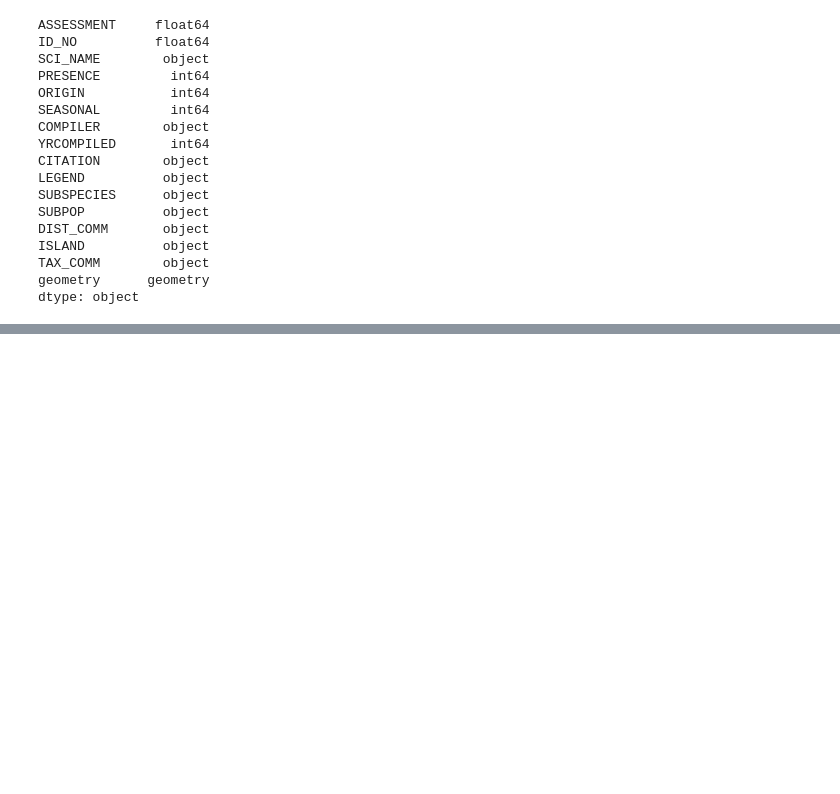
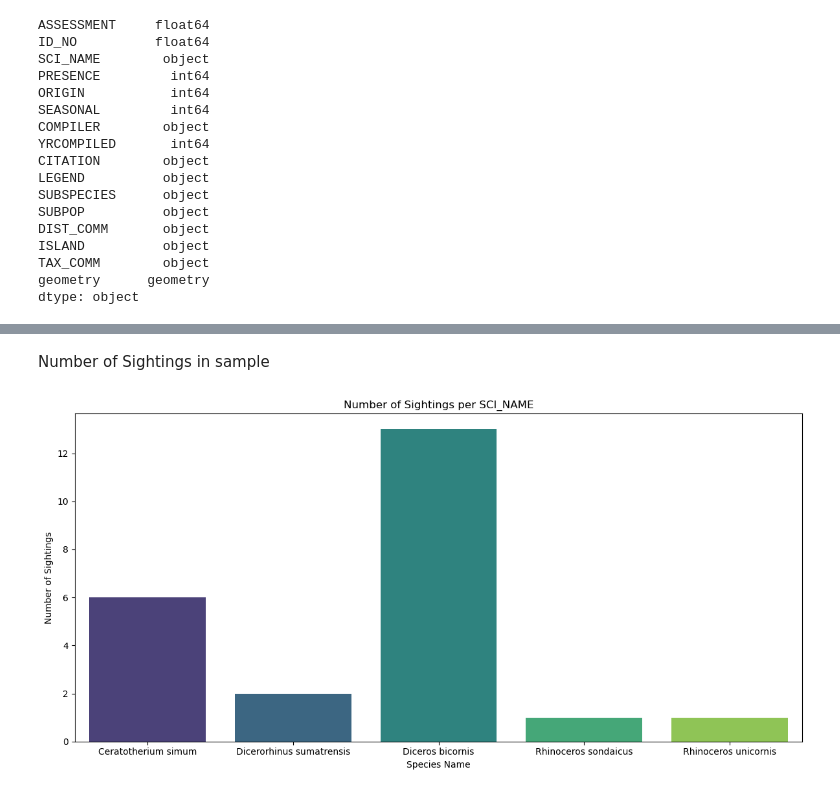
Before and after one commit to MGadhvi/iucn-rhino-analysis, a Jupyter notebook: notebooks/iucn-rhino-analysis.ipynb, the cells around one changed output, grey strips where cells are left out. Cells and saved outputs as stored; diff of their text form; code cells hidden in the pictures; blank space fills up the shorter version.

```diff
--- a/notebooks/iucn-rhino-analysis.ipynb
+++ b/notebooks/iucn-rhino-analysis.ipynb
@@ -50,0 +65,15 @@ dtype: object
+# %% [markdown]
+Number of Sightings in sample
+# %%
+sightings_count = gdf.groupby('SCI_NAME').size().reset_index(name='COUNT')
+
+plt.figure(figsize=(12, 6))
+sns.barplot(data=sightings_count, x='SCI_NAME', y='COUNT', palette='viridis')
+
+plt.title('Number of Sightings per SCI_NAME')
+plt.xlabel('Species Name')
+plt.ylabel('Number of Sightings')
+plt.tight_layout()
+plt.show()
+# %% [output]
+[figure, added]
```
Also changed, not shown: parts of 5 cells of this notebook.
